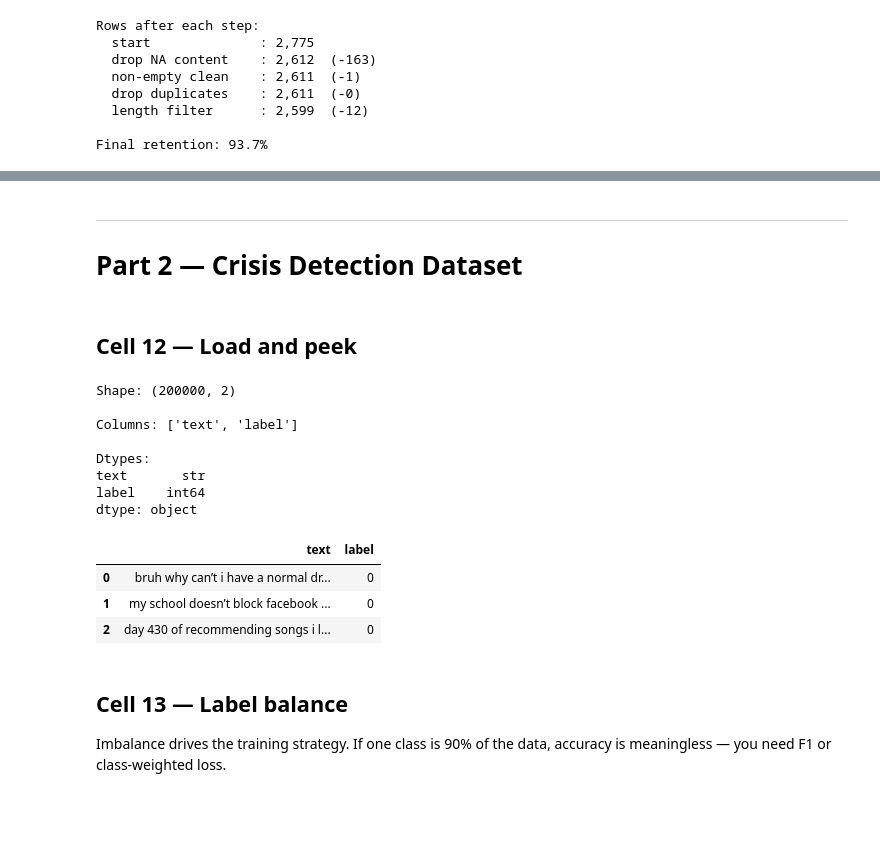
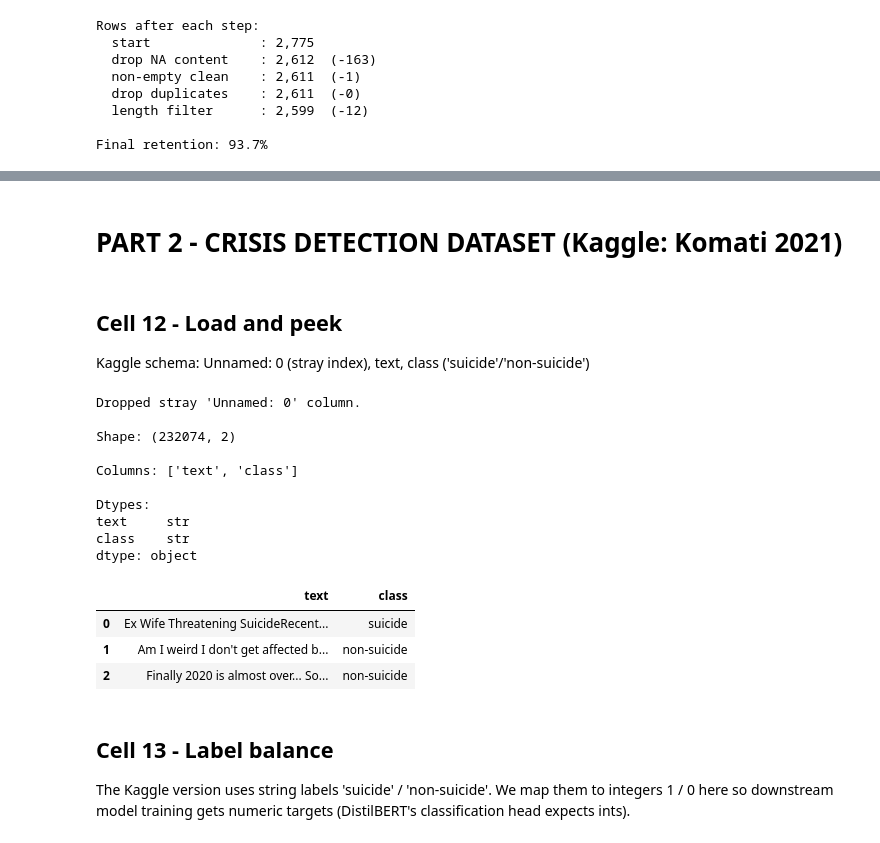
Before and after one commit to Doombuoyz/assignment3, a Jupyter notebook: notebooks/01_eda_and_cleaning.ipynb, the cells around one changed output, grey strips where cells are left out. Cells and saved outputs as stored; diff of their text form; code cells hidden in the pictures; blank space fills up the shorter version.

```diff
--- a/notebooks/01_eda_and_cleaning.ipynb
+++ b/notebooks/01_eda_and_cleaning.ipynb
@@ -478,30 +431,40 @@ logger.success(f"Saved {len(counsel):,} cleaned rows to {out_path}")
-# %% [markdown]
----
-# Part 2 — Crisis Detection Dataset
+# %% [markdown]
+# PART 2 - CRISIS DETECTION DATASET (Kaggle: Komati 2021)
 # %% [markdown]
-## Cell 12 — Load and peek
+## Cell 12 - Load and peek
+
+Kaggle schema: Unnamed: 0 (stray index), text, class ('suicide'/'non-suicide')
 # %%
 crisis_raw = pd.read_csv(RAW_DATA_DIR / "crisis_raw.csv")
 
-print(f"Shape: {crisis_raw.shape}")
+# Drop the stray pandas-index column if it's there
+if "Unnamed: 0" in crisis_raw.columns:
+    crisis_raw = crisis_raw.drop(columns=["Unnamed: 0"])
+    print("Dropped stray 'Unnamed: 0' column.")
+
+print(f"\nShape: {crisis_raw.shape}")
 print(f"\nColumns: {crisis_raw.columns.tolist()}")
 print(f"\nDtypes:\n{crisis_raw.dtypes}")
 crisis_raw.head(3)
 # %% [output]
-Shape: (200000, 2)
+Dropped stray 'Unnamed: 0' column.
 
-Columns: ['text', 'label']
+Shape: (232074, 2)
+
+Columns: ['text', 'class']
 
 Dtypes:
-text       str
-label    int64
+text     str
+class    str
 dtype: object
-|  | text | label |
-| 0 | bruh why can’t i have a normal dr... | 0 |
-| 1 | my school doesn’t block facebook ... | 0 |
-| 2 | day 430 of recommending songs i l... | 0 |
+|  | text | class |
+| 0 | Ex Wife Threatening SuicideRecent... | suicide |
+| 1 | Am I weird I don't get affected b... | non-suicide |
+| 2 | Finally 2020 is almost over... So... | non-suicide |
-# %% [markdown]
-## Cell 13 — Label balance
-
-Imbalance drives the training strategy. If one class is 90% of the data, accuracy is meaningless — you need F1 or class-weighted loss.
+# %% [markdown]
+## Cell 13 - Label balance
+
+The Kaggle version uses string labels 'suicide' / 'non-suicide'.
+We map them to integers 1 / 0 here so downstream model training gets
+numeric targets (DistilBERT's classification head expects ints).
 # %%
```
Also changed, not shown: parts of 45 cells of this notebook, 7 other files.
